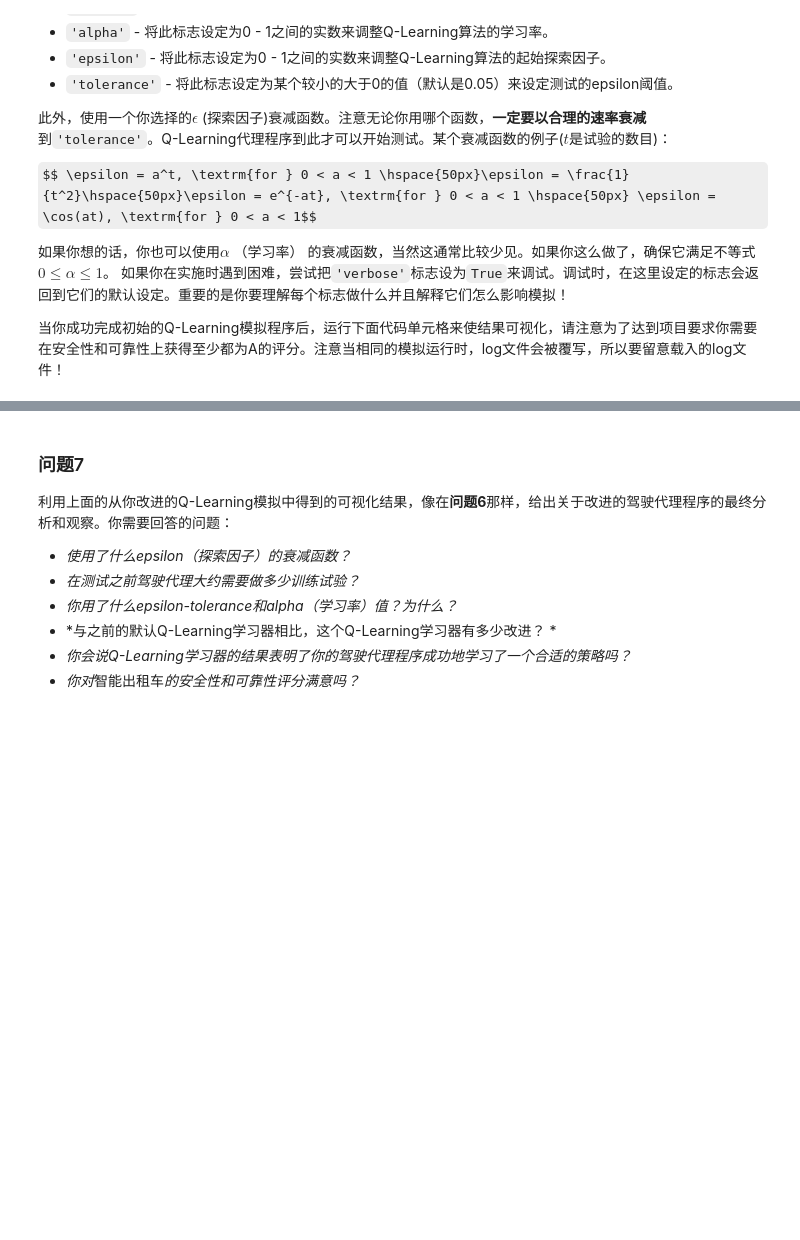
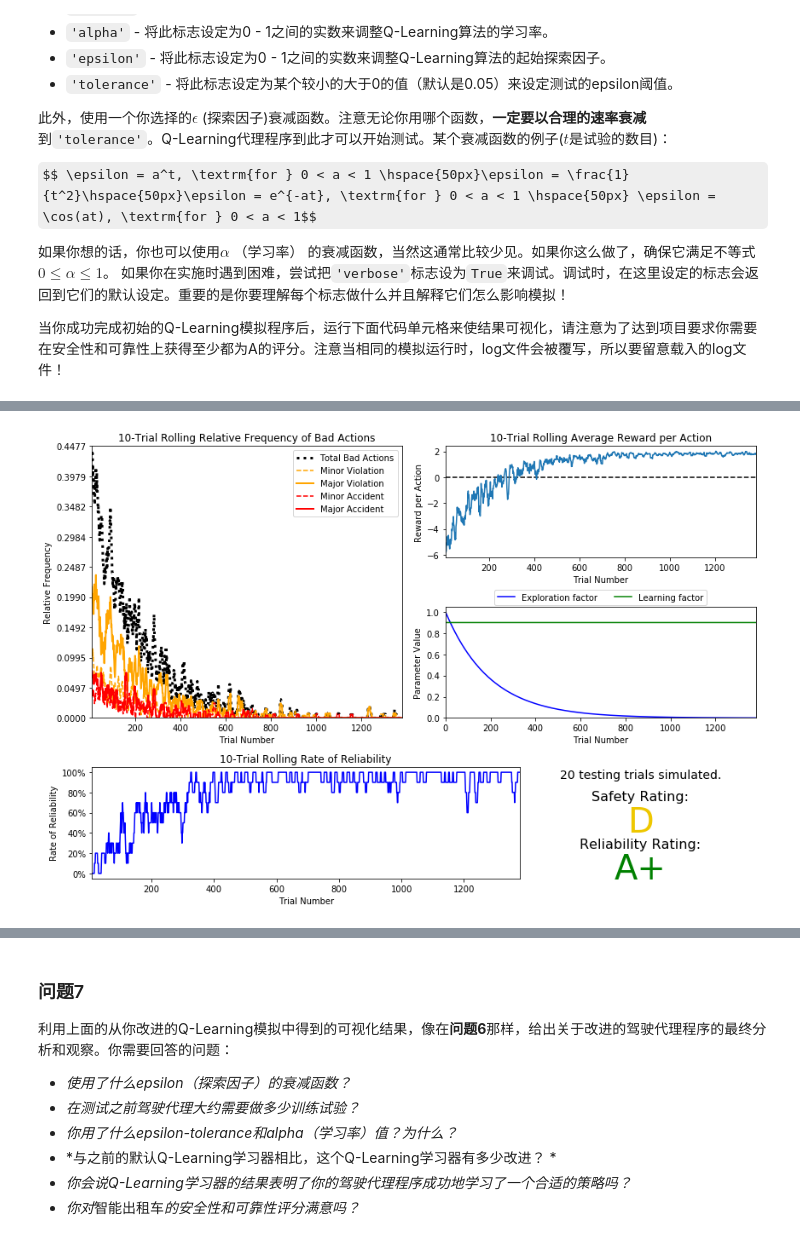
Before and after one commit to hsiang522/Udacity-project, a Jupyter notebook: smartcab/smartcab.ipynb, the cells around one changed output, grey strips where cells are left out. Saved outputs shown, nothing was run; the diff lists cells and outputs as text; code cells hidden in the pictures; some formulas as TeX source; blank space fills up the shorter version.

```diff
--- a/smartcab/smartcab.ipynb
+++ b/smartcab/smartcab.ipynb
@@ -241,0 +260,7 @@ $$ \epsilon = a^t, \textrm{for } 0 < a < 1 \hspace{50px}\epsilon = \frac{1}{t^2}
+# %%
+# Load the 'sim_improved-learning' file from the improved Q-Learning simulation
+vs.plot_trials('sim_improved-learning.csv')
+
+#Situation2:alpha=0.9,epsilon=1,n_tolerance=0.001
+# %% [output]
+[figure, added]
```
Also changed, not shown: parts of 17 cells of this notebook, 2 other files.
